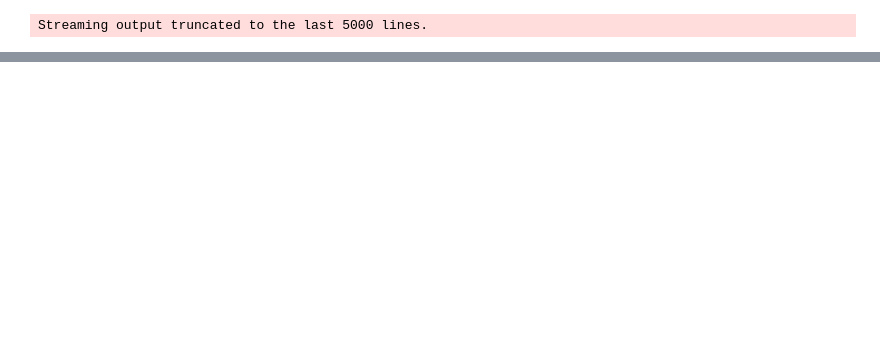
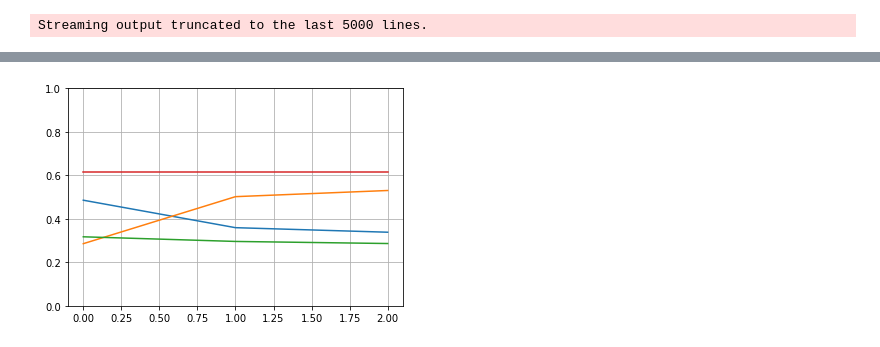
Before and after one commit to Ranjani94/Deep_Learning, a Jupyter notebook: Graded_Assignment_3/graded_assign_3.ipynb, the cells around one changed output, grey strips where cells are left out. Cells and saved outputs as stored; diff of their text form; code cells hidden in the pictures; blank space fills up the shorter version.

```diff
--- a/Graded_Assignment_3/graded_assign_3.ipynb
+++ b/Graded_Assignment_3/graded_assign_3.ipynb
@@ -161,3 +164,7 @@ import datetime
 # %%
 # Clear any logs from previous runs
 !rm -rf ./logs/
+# %%
+
+logdir = os.path.join("logs", datetime.datetime.now().strftime("%Y%m%d-%H%M%S"))
+tensorboard_callback = TensorBoard(log_dir=logdir, histogram_freq=1)
@@ -172,0 +194,25 @@ UnboundLocalError: ignored
+# %%
+model = Sequential()
+model.add(Conv2D(32, kernel_size=(3, 3),activation='relu',input_shape=(32, 32, 3)))
+model.add(Conv2D(64, (3, 3), activation='relu'))
+
+model.add(MaxPooling2D(pool_size=(2, 2)))
+model.add(Dropout(0.25))
+
+model.add(Dense(256, activation='relu'))
+model.add(Dropout(0.5))
+
+model.add(Flatten())
+
+model.add(Dense(128, activation='relu'))
+model.add(Dropout(0.5))
+
+model.add(Dense(17, activation='sigmoid'))
+# %%
+model.compile(loss='binary_crossentropy', optimizer='sgd',metrics=['accuracy'])
+# %%
+history1 = model.fit(x_train, y_train,
+          batch_size=256,
+          epochs=3,
+          verbose=1,
+          validation_data=(x_valid, y_valid),callbacks=[tensorboard_callback])
@@ -328,0 +279,7 @@ unzip -q hparams_demo_logs.zip -d logs/hparam_demo
+# %%
+plt.plot(pd.DataFrame(history1.history))
+plt.grid(True)
+plt.gca().set_ylim(0,1)
+plt.show()
+# %% [output]
+[figure, added]
```
Also changed, not shown: parts of 38 cells of this notebook.
